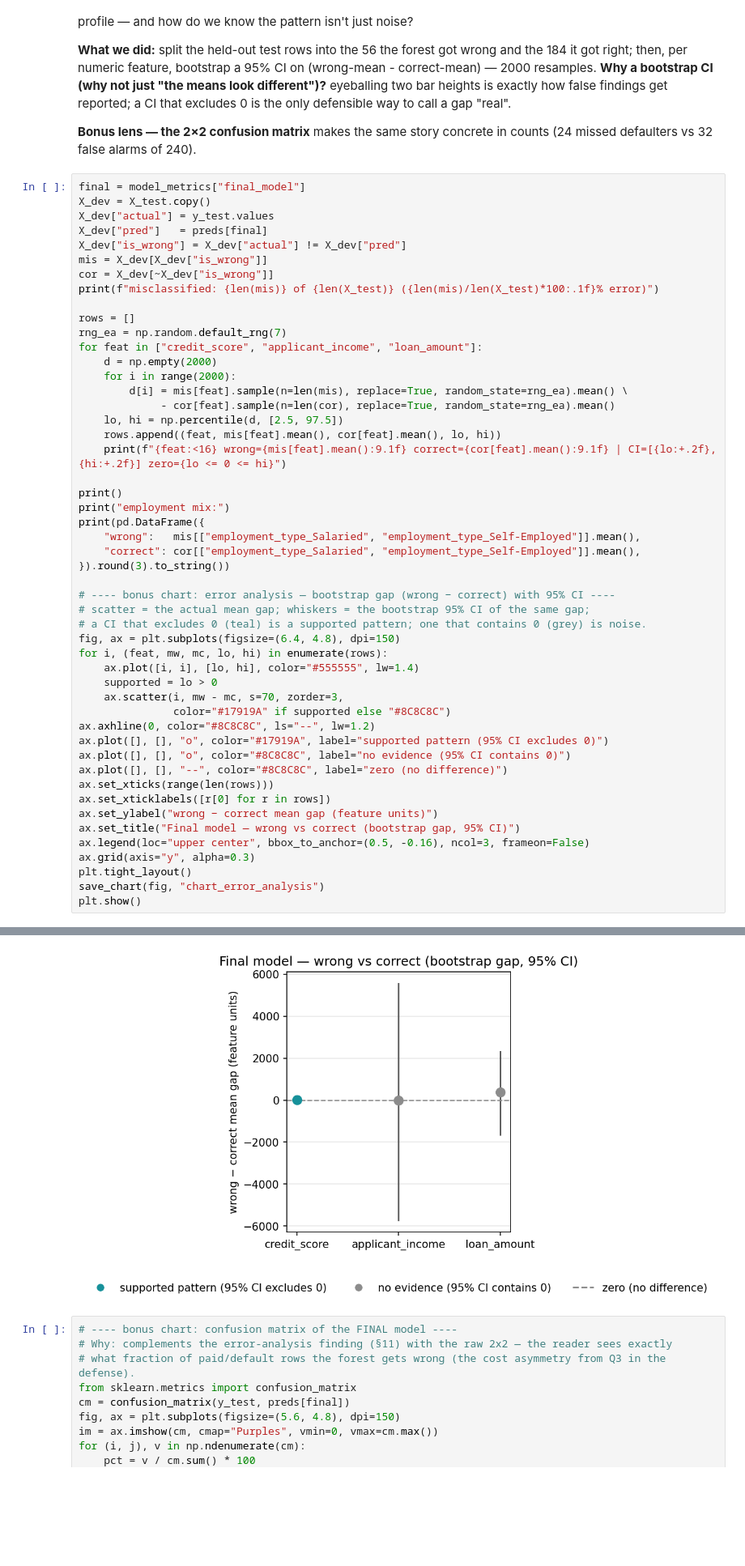
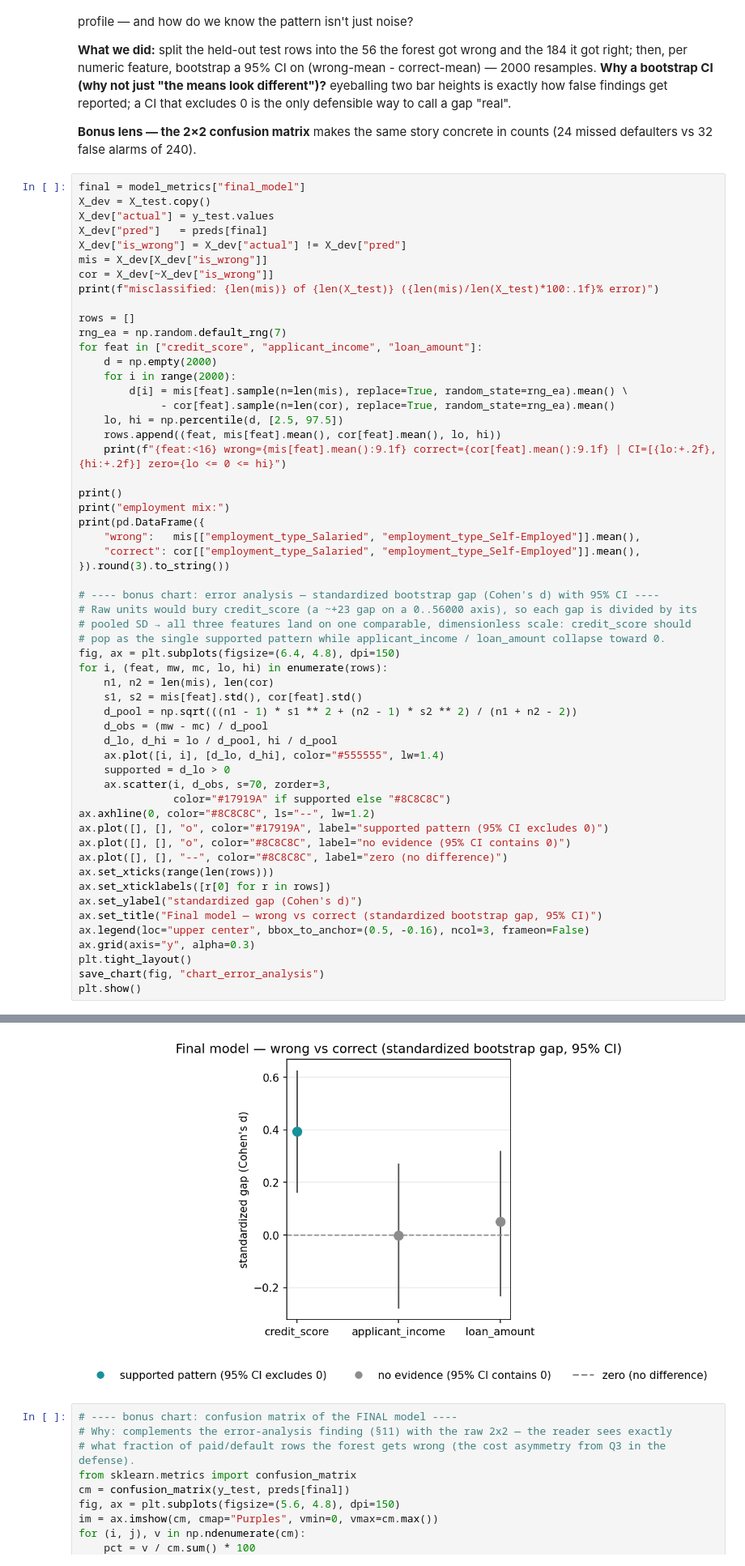
Before and after one commit to memoona-zahur/ML-Pipeline-Practical_Evaluation-Report_Defense, a Jupyter notebook: friday_pipeline.ipynb, the cells around one changed output, grey strips where cells are left out. Shown at 81% size. Cells and saved outputs as stored; diff of their text form; blank space fills up the shorter version.

```diff
--- a/friday_pipeline.ipynb
+++ b/friday_pipeline.ipynb
@@ -640,42 +642,48 @@ print("employment mix:")
 print(pd.DataFrame({
     "wrong":   mis[["employment_type_Salaried", "employment_type_Self-Employed"]].mean(),
     "correct": cor[["employment_type_Salaried", "employment_type_Self-Employed"]].mean(),
 }).round(3).to_string())
 
-# ---- bonus chart: error analysis — bootstrap gap (wrong − correct) with 95% CI ----
-# scatter = the actual mean gap; whiskers = the bootstrap 95% CI of the same gap;
-# a CI that excludes 0 (teal) is a supported pattern; one that contains 0 (grey) is noise.
+# ---- bonus chart: error analysis — standardized bootstrap gap (Cohen's d) with 95% CI ----
+# Raw units would bury credit_score (a ~+23 gap on a 0..56000 axis), so each gap is divided by its
+# pooled SD → all three features land on one comparable, dimensionless scale: credit_score should
+# pop as the single supported pattern while applicant_income / loan_amount collapse toward 0.
 fig, ax = plt.subplots(figsize=(6.4, 4.8), dpi=150)
 for i, (feat, mw, mc, lo, hi) in enumerate(rows):
-    ax.plot([i, i], [lo, hi], color="#555555", lw=1.4)
-    supported = lo > 0
-    ax.scatter(i, mw - mc, s=70, zorder=3,
+    n1, n2 = len(mis), len(cor)
+    s1, s2 = mis[feat].std(), cor[feat].std()
+    d_pool = np.sqrt(((n1 - 1) * s1 ** 2 + (n2 - 1) * s2 ** 2) / (n1 + n2 - 2))
+    d_obs = (mw - mc) / d_pool
+    d_lo, d_hi = lo / d_pool, hi / d_pool
+    ax.plot([i, i], [d_lo, d_hi], color="#555555", lw=1.4)
+    supported = d_lo > 0
+    ax.scatter(i, d_obs, s=70, zorder=3,
                color="#17919A" if supported else "#8C8C8C")
 ax.axhline(0, color="#8C8C8C", ls="--", lw=1.2)
 ax.plot([], [], "o", color="#17919A", label="supported pattern (95% CI excludes 0)")
 ax.plot([], [], "o", color="#8C8C8C", label="no evidence (95% CI contains 0)")
 ax.plot([], [], "--", color="#8C8C8C", label="zero (no difference)")
 ax.set_xticks(range(len(rows)))
 ax.set_xticklabels([r[0] for r in rows])
-ax.set_ylabel("wrong − correct mean gap (feature units)")
-ax.set_title("Final model — wrong vs correct (bootstrap gap, 95% CI)")
+ax.set_ylabel("standardized gap (Cohen's d)")
+ax.set_title("Final model — wrong vs correct (standardized bootstrap gap, 95% CI)")
 ax.legend(loc="upper center", bbox_to_anchor=(0.5, -0.16), ncol=3, frameon=False)
 ax.grid(axis="y", alpha=0.3)
 plt.tight_layout()
 save_chart(fig, "chart_error_analysis")
 plt.show()
 # %% [output]
 misclassified: 56 of 240 (23.3% error)
 credit_score     wrong=    666.2 correct=    643.2 | CI=[+9.53, +36.47] zero=False
 applicant_income wrong=  55879.5 correct=  55901.2 | CI=[-5716.42, +5554.15] zero=True
 loan_amount      wrong=  15994.9 correct=  15624.2 | CI=[-1659.40, +2303.64] zero=True
 
 employment mix:
                                wrong  correct
 employment_type_Salaried       0.464    0.511
 employment_type_Self-Employed  0.339    0.266
 saved chart_error_analysis.png
-[figure, old version]
+[figure, new version]
 # %%
 # ---- bonus chart: confusion matrix of the FINAL model ----
 # Why: complements the error-analysis finding (§11) with the raw 2x2 — the reader sees exactly
```
Also changed, not shown: parts of 5 cells of this notebook, 4 other files.
